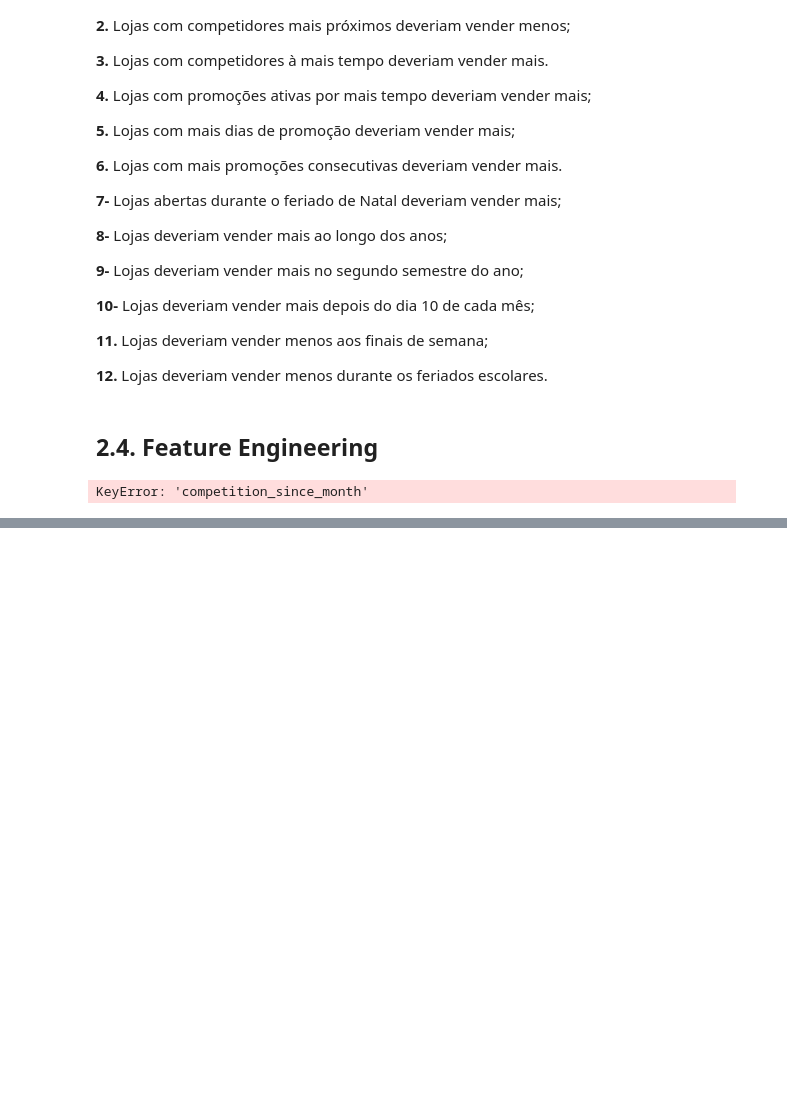
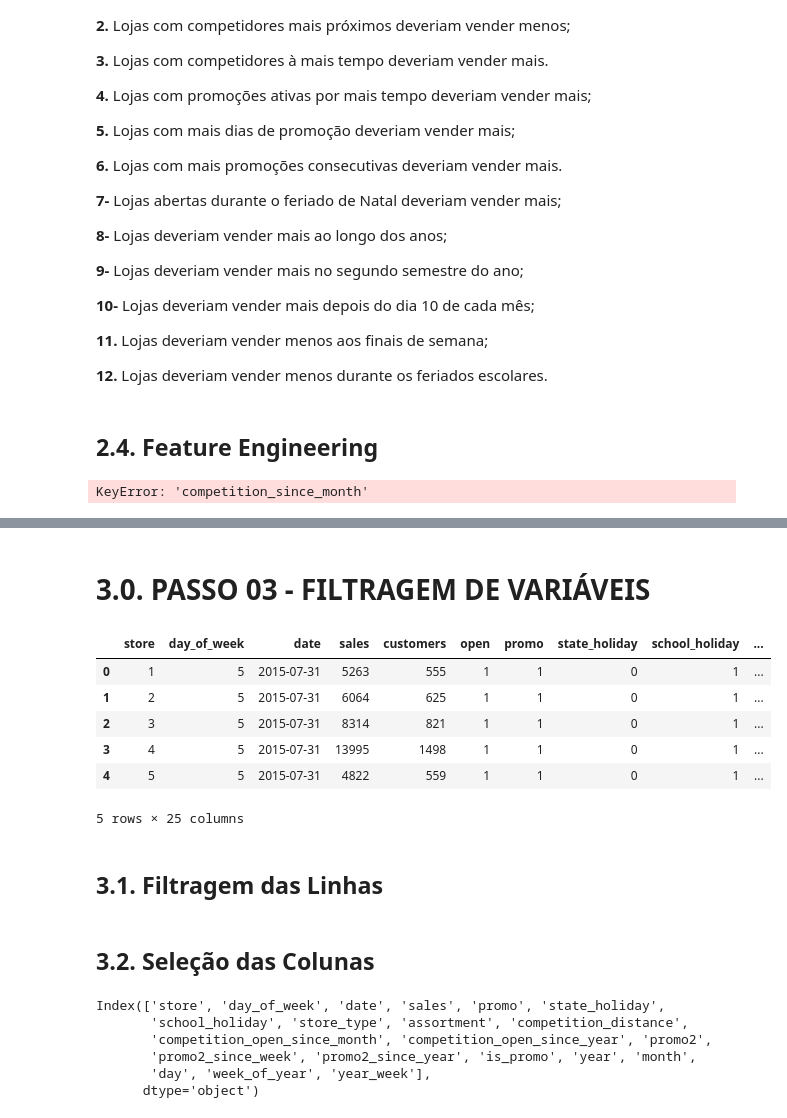
Before and after one commit to judsonomoura/sales_prediction, a Jupyter notebook: m03_v1_store_sales_prediction.ipynb, the cells around one changed output, grey strips where cells are left out. Cells and saved outputs as stored; diff of their text form; code cells hidden in the pictures; blank space fills up the shorter version.

Commit message:
add filtragem de variáveis

```diff
--- a/m03_v1_store_sales_prediction.ipynb
+++ b/m03_v1_store_sales_prediction.ipynb
@@ -345,0 +364,16 @@ df2.head().T
+# %% [markdown]
+# 3.0. PASSO 03 - FILTRAGEM DE VARIÁVEIS
+# %%
+df3 = df2.copy()
+# %%
+df3.head()
+# %% [output]
+|  | store | day_of_week | date | sales | customers | open | promo | state_holiday | school_holiday | ... |
+| 0 | 1 | 5 | 2015-07-31 | 5263 | 555 | 1 | 1 | 0 | 1 | ... |
+| 1 | 2 | 5 | 2015-07-31 | 6064 | 625 | 1 | 1 | 0 | 1 | ... |
+| 2 | 3 | 5 | 2015-07-31 | 8314 | 821 | 1 | 1 | 0 | 1 | ... |
+| 3 | 4 | 5 | 2015-07-31 | 13995 | 1498 | 1 | 1 | 0 | 1 | ... |
+| 4 | 5 | 5 | 2015-07-31 | 4822 | 559 | 1 | 1 | 0 | 1 | ... |
+5 rows × 25 columns
+# %% [markdown]
+## 3.1. Filtragem das Linhas
@@ -345,0 +383,2 @@ df2.head().T
+# %% [markdown]
+## 3.2. Seleção das Colunas
@@ -345,0 +388,9 @@ df2.head().T
+# %%
+df3.columns
+# %% [output]
+Index(['store', 'day_of_week', 'date', 'sales', 'promo', 'state_holiday',
+       'school_holiday', 'store_type', 'assortment', 'competition_distance',
+       'competition_open_since_month', 'competition_open_since_year', 'promo2',
+       'promo2_since_week', 'promo2_since_year', 'is_promo', 'year', 'month',
+       'day', 'week_of_year', 'year_week'],
+      dtype='object')
```
Also changed, not shown: parts of 9 cells of this notebook.
